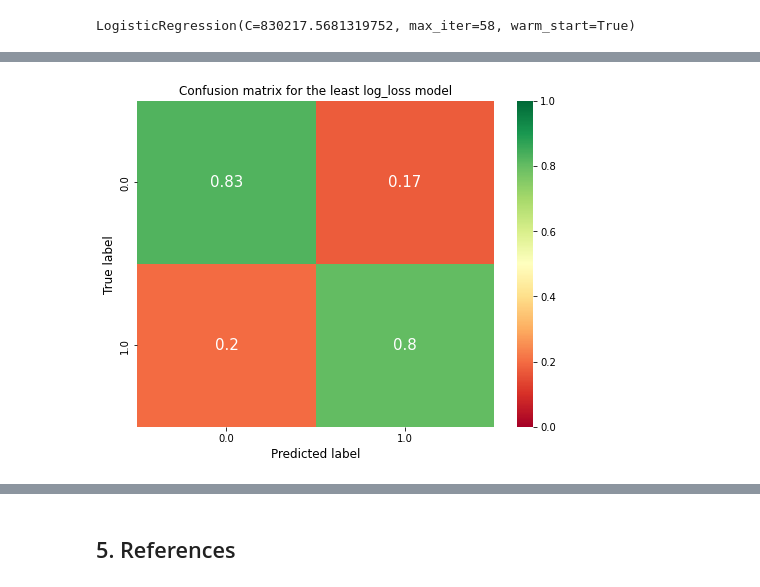
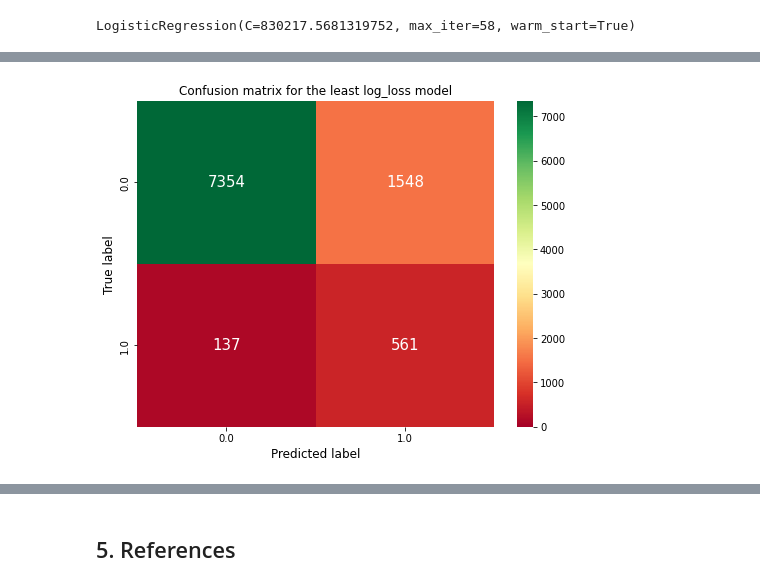
Before and after one commit to przemekbil/PfDA_2021_project, a Jupyter notebook: Project.ipynb, the cells around one changed output, grey strips where cells are left out. Drawn from its saved outputs; the diff is of its cells as text; code cells hidden in the pictures.

```diff
--- a/Project.ipynb
+++ b/Project.ipynb
@@ -1110,15 +1104,24 @@ conf_matrix = confusion_matrix(Y_train, Y_predict)
 # This function is from: https://www.youtube.com/watch?v=NPdn3YPkg9w
 # Confusion Matrix function
 
-def plot_confusion_matrix(cm, classes=None, title='Confusion matrix'):
+def plot_confusion_matrix(cm, classes=None, title='Confusion matrix', normalize=True):
 
     # Normalize the confusion matrix, to have values between 0 and 1
-    cm_norm = cm / cm.sum(axis=1).reshape(-1,1)
+    if normalize:
+        cm_norm = cm / cm.sum(axis=1).reshape(-1,1)
+        v_min = 0.
+        v_max = 1.
+        fmt_string = ".2f"
+    else:
+        cm_norm = cm
+        v_min=0.
+        v_max=cm.max()
+        fmt_string = "d"
 
     fig, ax = plt.subplots(figsize=(8,6))
 
     if classes is not None:
-        sns.heatmap(cm_norm, cmap="RdYlGn", xticklabels=classes, yticklabels=classes, vmin=0., vmax=1., annot=True, annot_kws={'size':15})
+        sns.heatmap(cm_norm, cmap="RdYlGn", xticklabels=classes, yticklabels=classes, vmin=v_min, vmax=v_max, annot=True, fmt=fmt_string, annot_kws={'size':15})
     else:
         sns.heatmap(cm_norm, vmin=0., vmax=1.)
 
@@ -1142,6 +1163,6 @@ Y_predict = least_logloss_model.predict(X_train)
 conf_matrix = confusion_matrix(Y_train, Y_predict)
 # %%
 # Plot confusion matrix for the 'Best score model'
-plot_confusion_matrix(conf_matrix, classes = log_reg.classes_, title='Confusion matrix for the least log_loss model')
+plot_confusion_matrix(conf_matrix, classes = log_reg.classes_, title='Confusion matrix for the least log_loss model', normalize=False)
 # %% [output]
-[figure, old version]
+[figure, new version]
```
Also changed, not shown: parts of 6 cells of this notebook.
